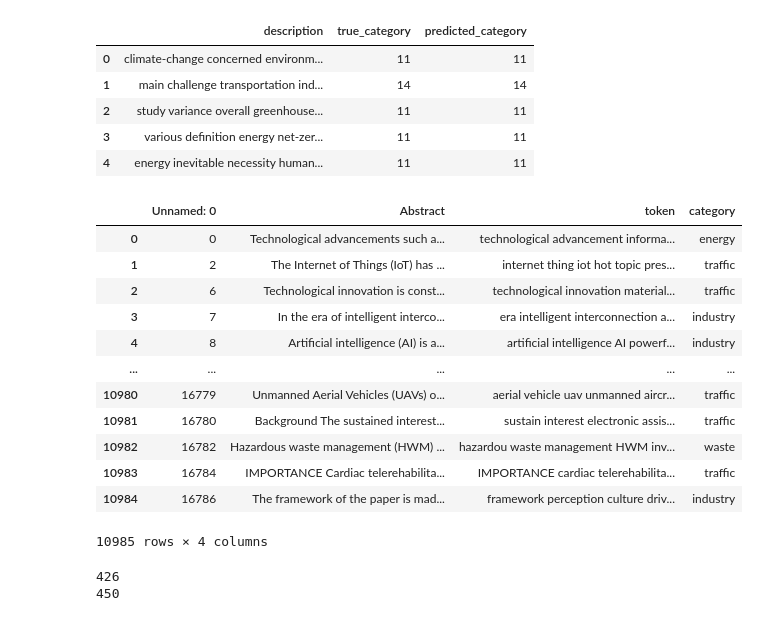
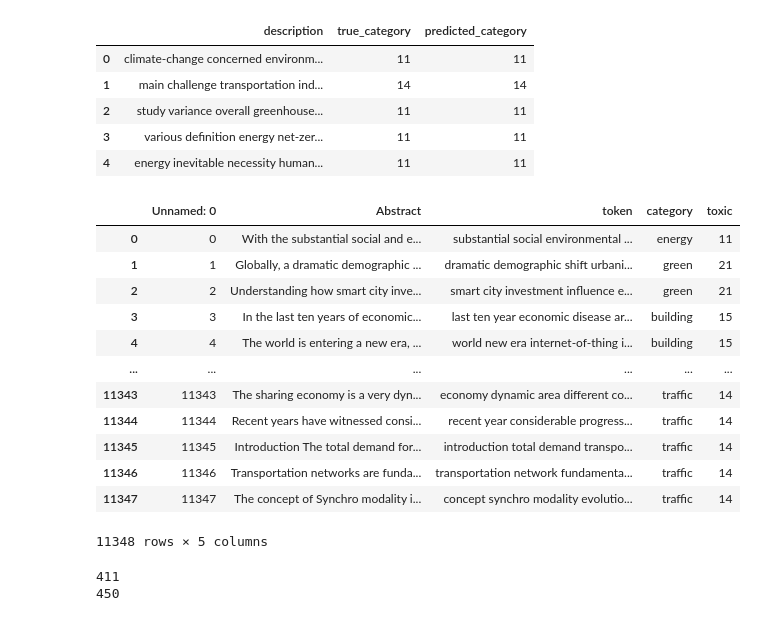
Before and after one commit to solong96/solong96, a Jupyter notebook: 0824_cc_text_classfication.ipynb, the cells around one changed output. Saved outputs shown, nothing was run; the diff lists cells and outputs as text; code cells hidden in the pictures.

```diff
--- a/0824_cc_text_classfication.ipynb
+++ b/0824_cc_text_classfication.ipynb
@@ -712,26 +776,26 @@ result_df.to_excel('0818_cc_lstm_result.xlsx')
 # %%
-digital = pd.read_excel('0818_digital_train_token_abstract.xlsx')
+digital = pd.read_excel('0824_digital_train_token_abstract2.xlsx')
 digital
 # %% [output]
-|  | Unnamed: 0 | Abstract | token | category |
-| 0 | 0 | Technological advancements such a... | technological advancement informa... | energy |
-| 1 | 2 | The Internet of Things (IoT) has ... | internet thing iot hot topic pres... | traffic |
-| 2 | 6 | Technological innovation is const... | technological innovation material... | traffic |
-| 3 | 7 | In the era of intelligent interco... | era intelligent interconnection a... | industry |
-| 4 | 8 | Artificial intelligence (AI) is a... | artificial intelligence AI powerf... | industry |
-| ... | ... | ... | ... | ... |
-| 10980 | 16779 | Unmanned Aerial Vehicles (UAVs) o... | aerial vehicle uav unmanned aircr... | traffic |
-| 10981 | 16780 | Background The sustained interest... | sustain interest electronic assis... | traffic |
-| 10982 | 16782 | Hazardous waste management (HWM) ... | hazardou waste management HWM inv... | waste |
-| 10983 | 16784 | IMPORTANCE Cardiac telerehabilita... | IMPORTANCE cardiac telerehabilita... | traffic |
-| 10984 | 16786 | The framework of the paper is mad... | framework perception culture driv... | industry |
+|  | Unnamed: 0 | Abstract | token | category | toxic |
+| 0 | 0 | With the substantial social and e... | substantial social environmental ... | energy | 11 |
+| 1 | 1 | Globally, a dramatic demographic ... | dramatic demographic shift urbani... | green | 21 |
+| 2 | 2 | Understanding how smart city inve... | smart city investment influence e... | green | 21 |
+| 3 | 3 | In the last ten years of economic... | last ten year economic disease ar... | building | 15 |
+| 4 | 4 | The world is entering a new era, ... | world new era internet-of-thing i... | building | 15 |
+| ... | ... | ... | ... | ... | ... |
+| 11343 | 11343 | The sharing economy is a very dyn... | economy dynamic area different co... | traffic | 14 |
+| 11344 | 11344 | Recent years have witnessed consi... | recent year considerable progress... | traffic | 14 |
+| 11345 | 11345 | Introduction The total demand for... | introduction total demand transpo... | traffic | 14 |
+| 11346 | 11346 | Transportation networks are funda... | transportation network fundamenta... | traffic | 14 |
+| 11347 | 11347 | The concept of Synchro modality i... | concept synchro modality evolutio... | traffic | 14 |
-10985 rows × 4 columns
+11348 rows × 5 columns
 # %%
 print(digital['token'].apply(lambda x:len(str(x).split())).max())
 max_len = (round(digital['token'].apply(lambda x:len(str(x).split())).max()/100)*100)+50
 print(max_len)
 # %% [output]
-426
+411
 450
 # %%
 xtest = digital.token.values
```
Also changed, not shown: parts of 20 cells of this notebook.
